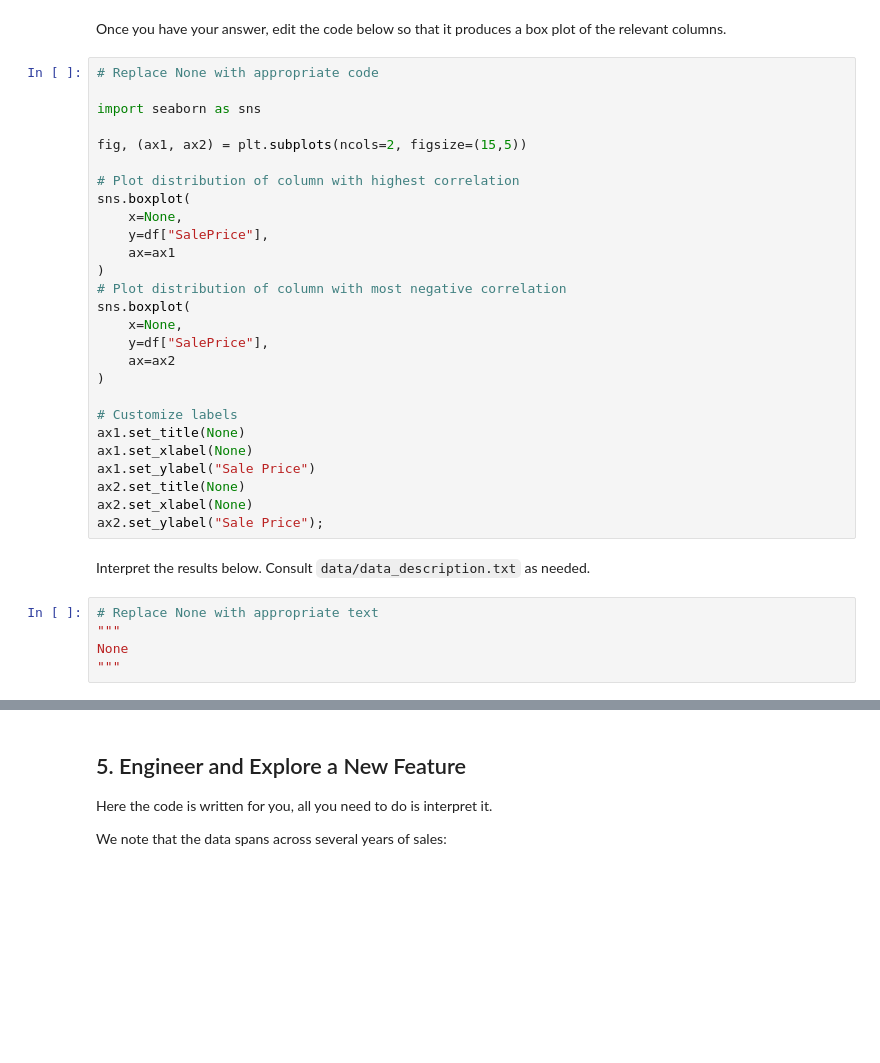
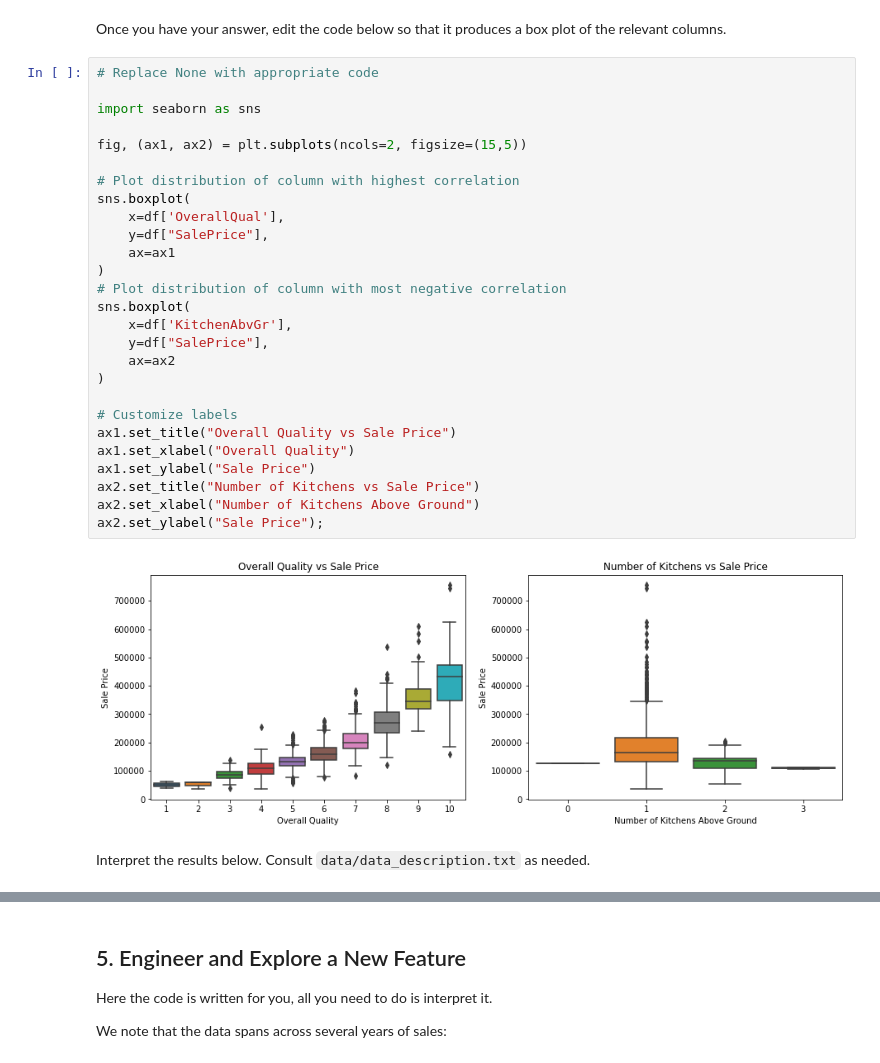
Before and after one commit to ldwilker10/dsc-pandas-eda-lab, a Jupyter notebook: index.ipynb, the cells around one changed output, grey strips where cells are left out. Saved outputs shown, nothing was run; the diff lists cells and outputs as text; blank space fills up the shorter version.

```diff
--- a/index.ipynb
+++ b/index.ipynb
@@ -384,34 +427,31 @@ Once you have your answer, edit the code below so that it produces a box plot of
 # %%
 # Replace None with appropriate code
 
 import seaborn as sns
 
 fig, (ax1, ax2) = plt.subplots(ncols=2, figsize=(15,5))
 
 # Plot distribution of column with highest correlation
 sns.boxplot(
-    x=None,
+    x=df['OverallQual'],
     y=df["SalePrice"],
     ax=ax1
 )
 # Plot distribution of column with most negative correlation
 sns.boxplot(
-    x=None,
+    x=df['KitchenAbvGr'],
     y=df["SalePrice"],
     ax=ax2
 )
 
 # Customize labels
-ax1.set_title(None)
-ax1.set_xlabel(None)
+ax1.set_title("Overall Quality vs Sale Price")
+ax1.set_xlabel("Overall Quality")
 ax1.set_ylabel("Sale Price")
-ax2.set_title(None)
-ax2.set_xlabel(None)
+ax2.set_title("Number of Kitchens vs Sale Price")
+ax2.set_xlabel("Number of Kitchens Above Ground")
 ax2.set_ylabel("Sale Price");
+# %% [output]
+[figure, added]
 # %% [markdown]
 Interpret the results below. Consult `data/data_description.txt` as needed.
-# %%
-# Replace None with appropriate text
-"""
-None
-"""
```
Also changed, not shown: parts of 16 cells of this notebook.
